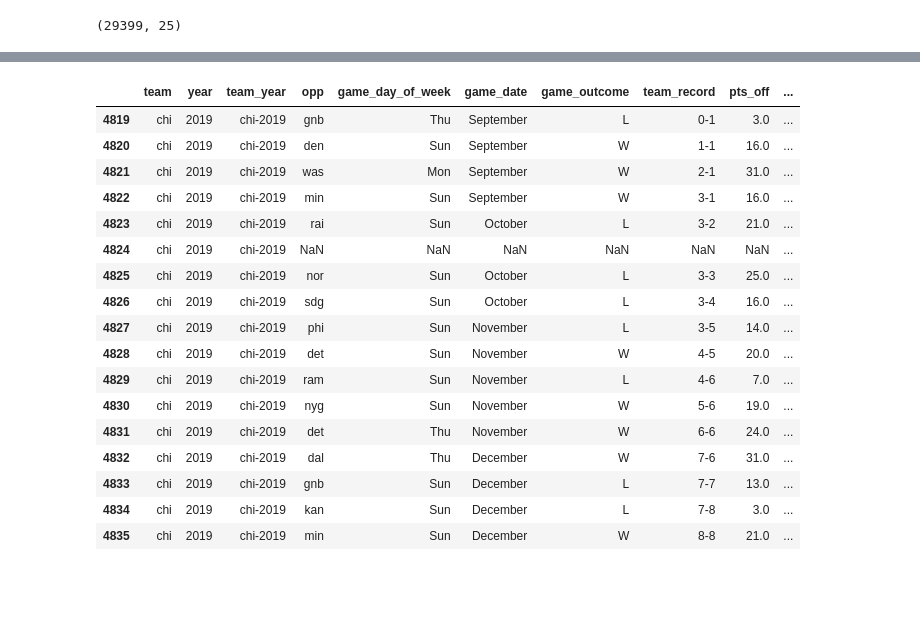
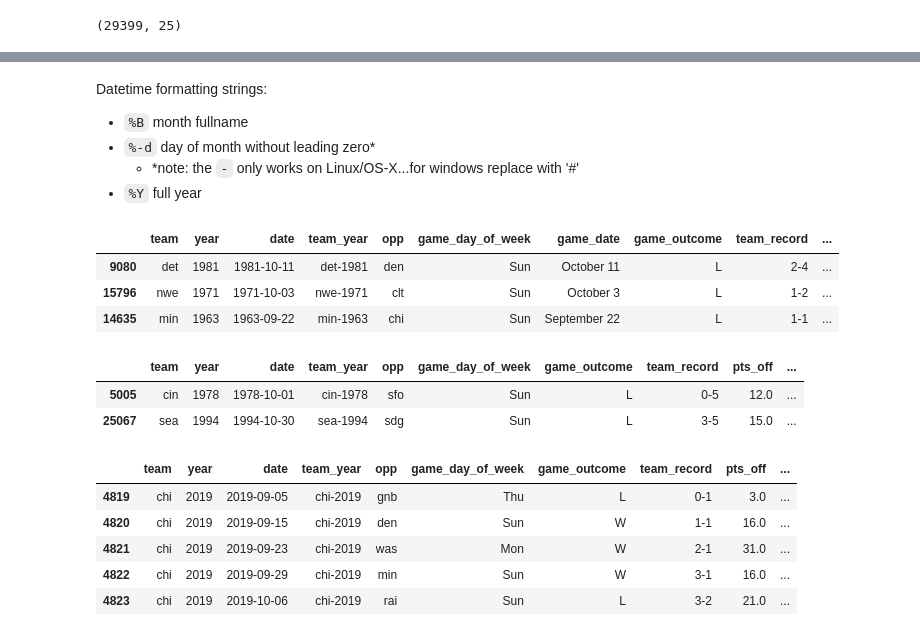
Before and after one commit to edubu2/metis-project2, a Jupyter notebook: clean_sched_df.ipynb, the cells around one changed output, grey strips where cells are left out. Drawn from its saved outputs; the diff is of its cells as text; code cells hidden in the pictures; blank space fills up the shorter version.

Commit message:
Continue work on clean_sched_df

```diff
--- a/clean_sched_df.ipynb
+++ b/clean_sched_df.ipynb
@@ -41,6 +41,6 @@ def home_game(row):
         return 1
     return 0
 
-sched_df['home'] = sched_df.game_location.apply(home_game)
-sched_df.drop("game_location", axis=1, errors='ignore', inplace=True)
+game_df['home'] = game_df.game_location.apply(home_game)
+game_df.drop("game_location", axis=1, errors='ignore', inplace=True)
 # %%
@@ -67,8 +67,8 @@ sched_df[mask]
 # %%
 # add team_year identifier to each row (to easily groupby team/year)
 
-team_years = sched_df['team'] + '-' +  sched_df['year'].astype(str)
-sched_df.insert(loc=2, column='team_year', value=team_years)
-sched_df
+team_years = game_df['team'] + '-' +  game_df['year'].astype(str)
+game_df.insert(loc=2, column='team_year', value=team_years)
+game_df.sample()
 # %% [output]
 |  | team | year | team_year | opp | game_day_of_week | game_date | game_outcome | team_record | pts_off | ... |
@@ -87,22 +76,38 @@ sched_df
+# %% [markdown]
+Datetime formatting strings:
+
+- ``%B`` month fullname
+- ``%-d`` day of month without leading zero\*
+    - \*note: the ``-`` only works on Linux/OS-X...for windows replace with '#'
+- ``%Y`` full year
+# %%
+# convert game date to datetime & add new column to DF
+f = r"%B %d-%Y"
+full_game_date = game_df.game_date + '-' + game_df.year.astype(str)
+full_game_date = pd.to_datetime(full_game_date, format=f)
+game_df.insert(loc=2, column='date', value=full_game_date)
+game_df.sample(3)
+# %% [output]
+|  | team | year | date | team_year | opp | game_day_of_week | game_date | game_outcome | team_record | ... |
+| 9080 | det | 1981 | 1981-10-11 | det-1981 | den | Sun | October 11 | L | 2-4 | ... |
+| 15796 | nwe | 1971 | 1971-10-03 | nwe-1971 | clt | Sun | October 3 | L | 1-2 | ... |
+| 14635 | min | 1963 | 1963-09-22 | min-1963 | chi | Sun | September 22 | L | 1-1 | ... |
+# %%
+# now drop the game_date col
+game_df.drop("game_date", axis=1, inplace=True, errors='ignore')
+game_df.sample(2) # to confirm
+# %% [output]
+|  | team | year | date | team_year | opp | game_day_of_week | game_outcome | team_record | pts_off | ... |
+| 5005 | cin | 1978 | 1978-10-01 | cin-1978 | sfo | Sun | L | 0-5 | 12.0 | ... |
+| 25067 | sea | 1994 | 1994-10-30 | sea-1994 | sdg | Sun | L | 3-5 | 15.0 | ... |
 # %%
-# now we need to add a week_num column
-sched_df[mask]
+# now we need to add a week_num column (using shift)
+mask = game_df.team_year == 'chi-2019'
+game_df[mask].head()
 # %% [output]
-|  | team | year | team_year | opp | game_day_of_week | game_date | game_outcome | team_record | pts_off | ... |
-| 4819 | chi | 2019 | chi-2019 | gnb | Thu | September | L | 0-1 | 3.0 | ... |
-| 4820 | chi | 2019 | chi-2019 | den | Sun | September | W | 1-1 | 16.0 | ... |
-| 4821 | chi | 2019 | chi-2019 | was | Mon | September | W | 2-1 | 31.0 | ... |
-| 4822 | chi | 2019 | chi-2019 | min | Sun | September | W | 3-1 | 16.0 | ... |
-| 4823 | chi | 2019 | chi-2019 | rai | Sun | October | L | 3-2 | 21.0 | ... |
-| 4824 | chi | 2019 | chi-2019 | NaN | NaN | NaN | NaN | NaN | NaN | ... |
-| 4825 | chi | 2019 | chi-2019 | nor | Sun | October | L | 3-3 | 25.0 | ... |
-| 4826 | chi | 2019 | chi-2019 | sdg | Sun | October | L | 3-4 | 16.0 | ... |
-| 4827 | chi | 2019 | chi-2019 | phi | Sun | November | L | 3-5 | 14.0 | ... |
-| 4828 | chi | 2019 | chi-2019 | det | Sun | November | W | 4-5 | 20.0 | ... |
-| 4829 | chi | 2019 | chi-2019 | ram | Sun | November | L | 4-6 | 7.0 | ... |
-| 4830 | chi | 2019 | chi-2019 | nyg | Sun | November | W | 5-6 | 19.0 | ... |
-| 4831 | chi | 2019 | chi-2019 | det | Thu | November | W | 6-6 | 24.0 | ... |
-| 4832 | chi | 2019 | chi-2019 | dal | Thu | December | W | 7-6 | 31.0 | ... |
-| 4833 | chi | 2019 | chi-2019 | gnb | Sun | December | L | 7-7 | 13.0 | ... |
-| 4834 | chi | 2019 | chi-2019 | kan | Sun | December | L | 7-8 | 3.0 | ... |
-| 4835 | chi | 2019 | chi-2019 | min | Sun | December | W | 8-8 | 21.0 | ... |
+|  | team | year | date | team_year | opp | game_day_of_week | game_outcome | team_record | pts_off | ... |
+| 4819 | chi | 2019 | 2019-09-05 | chi-2019 | gnb | Thu | L | 0-1 | 3.0 | ... |
+| 4820 | chi | 2019 | 2019-09-15 | chi-2019 | den | Sun | W | 1-1 | 16.0 | ... |
+| 4821 | chi | 2019 | 2019-09-23 | chi-2019 | was | Mon | W | 2-1 | 31.0 | ... |
+| 4822 | chi | 2019 | 2019-09-29 | chi-2019 | min | Sun | W | 3-1 | 16.0 | ... |
+| 4823 | chi | 2019 | 2019-10-06 | chi-2019 | rai | Sun | L | 3-2 | 21.0 | ... |
```
Also changed, not shown: parts of 14 cells of this notebook, 1 other file.
